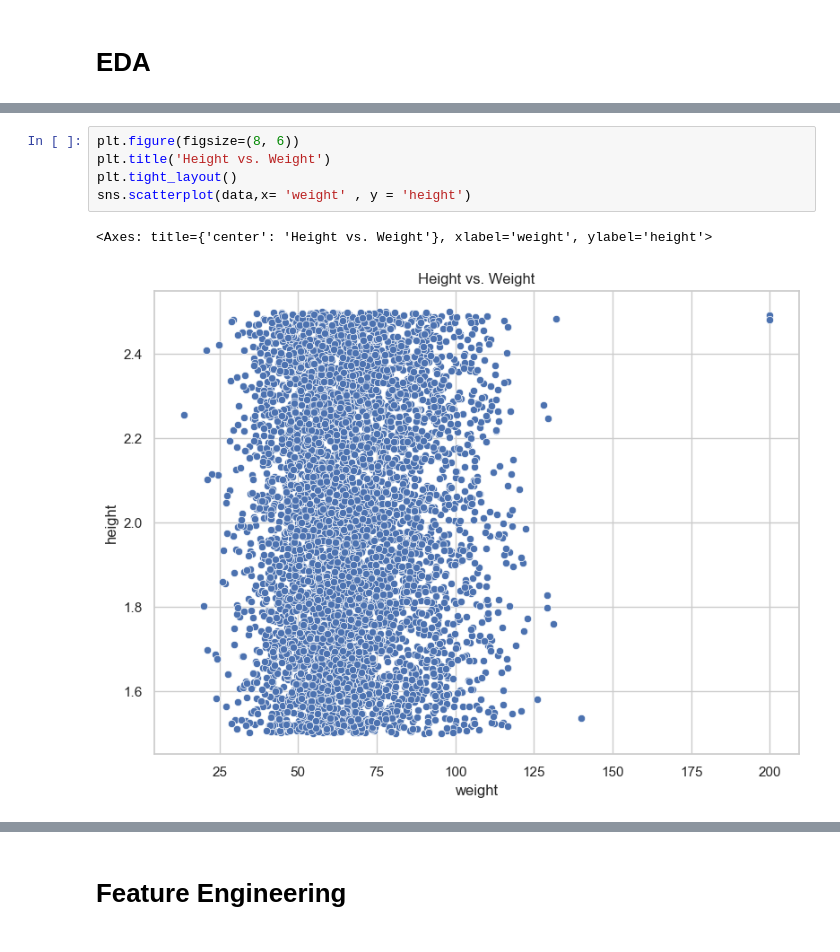
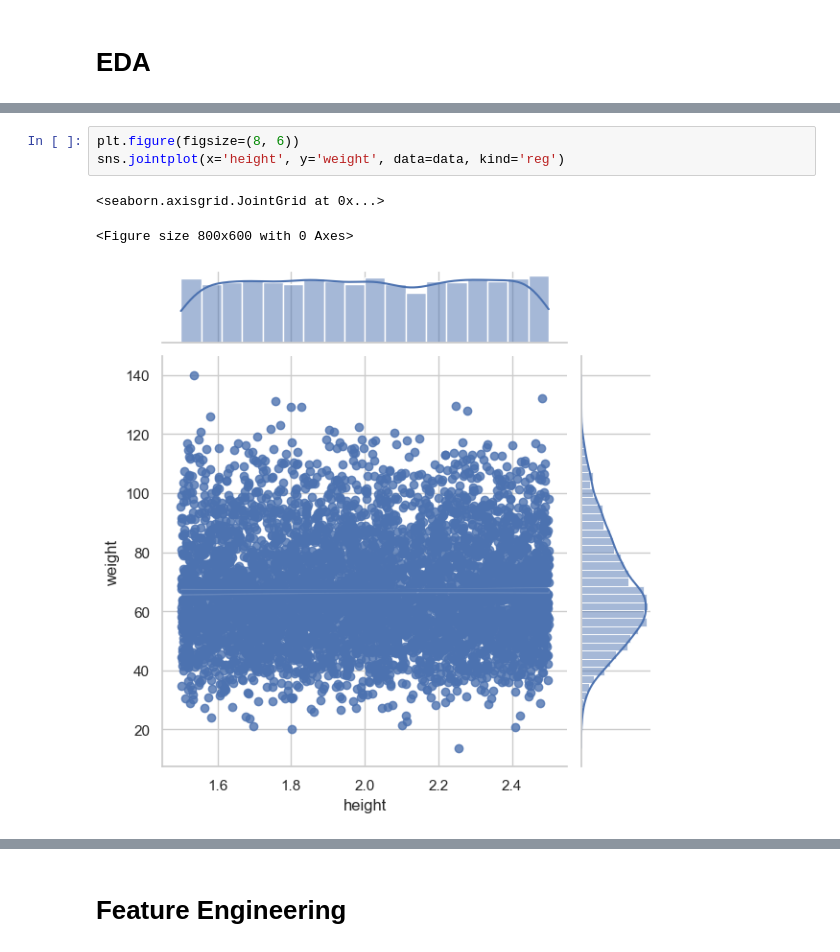
Before and after one commit to Saarle/Regression-Project, a Jupyter notebook: Regression_Project_.ipynb, the cells around one changed output, grey strips where cells are left out. Saved outputs shown, nothing was run; the diff lists cells and outputs as text.

```diff
--- a/Regression_Project_.ipynb
+++ b/Regression_Project_.ipynb
@@ -91,9 +118,8 @@ sns.pairplot(new_data)
-# %%
-plt.figure(figsize=(8, 6))
-plt.title('Height vs. Weight')
-plt.tight_layout()
-sns.scatterplot(data,x= 'weight' , y = 'height')
-# %% [output]
-<Axes: title={'center': 'Height vs. Weight'}, xlabel='weight', ylabel='height'>
-[figure, removed]
+# %%
+plt.figure(figsize=(8, 6))
+sns.jointplot(x='height', y='weight', data=data, kind='reg')
+# %% [output]
+<seaborn.axisgrid.JointGrid at 0x...>
+<Figure size 800x600 with 0 Axes>
+[figure, added]
 # %%
```
Also changed, not shown: parts of 22 cells of this notebook.
